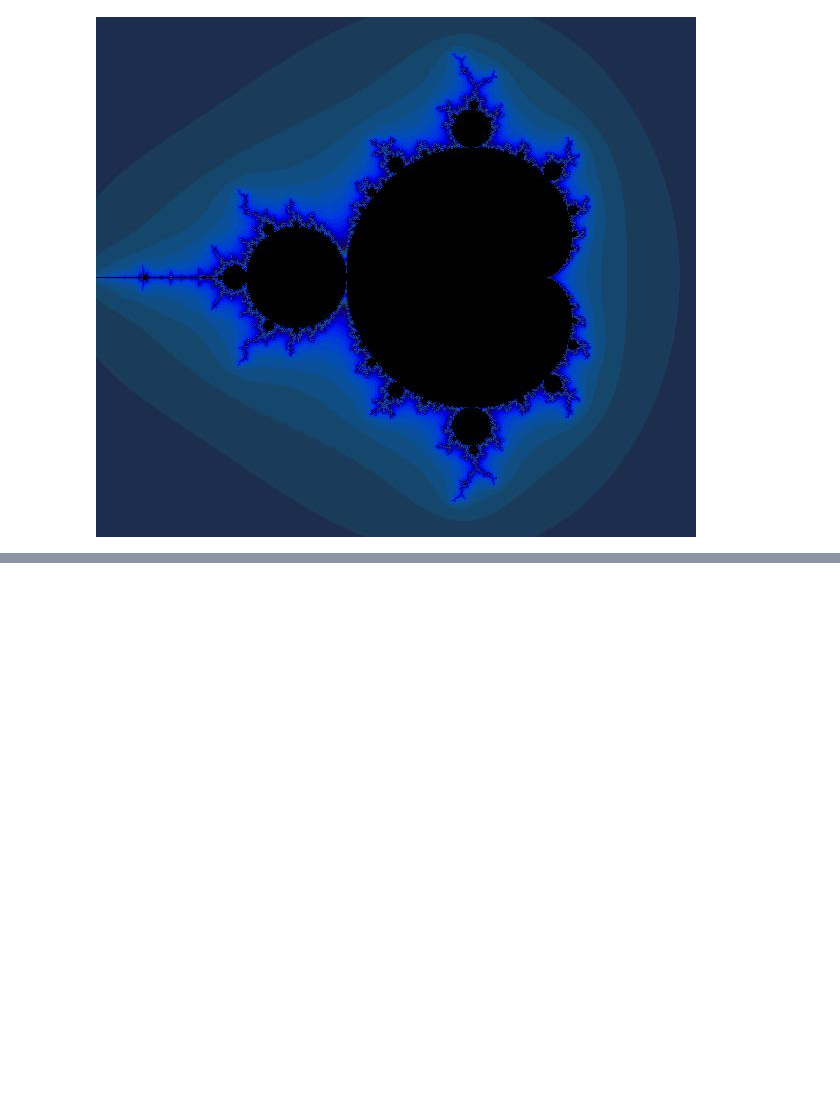
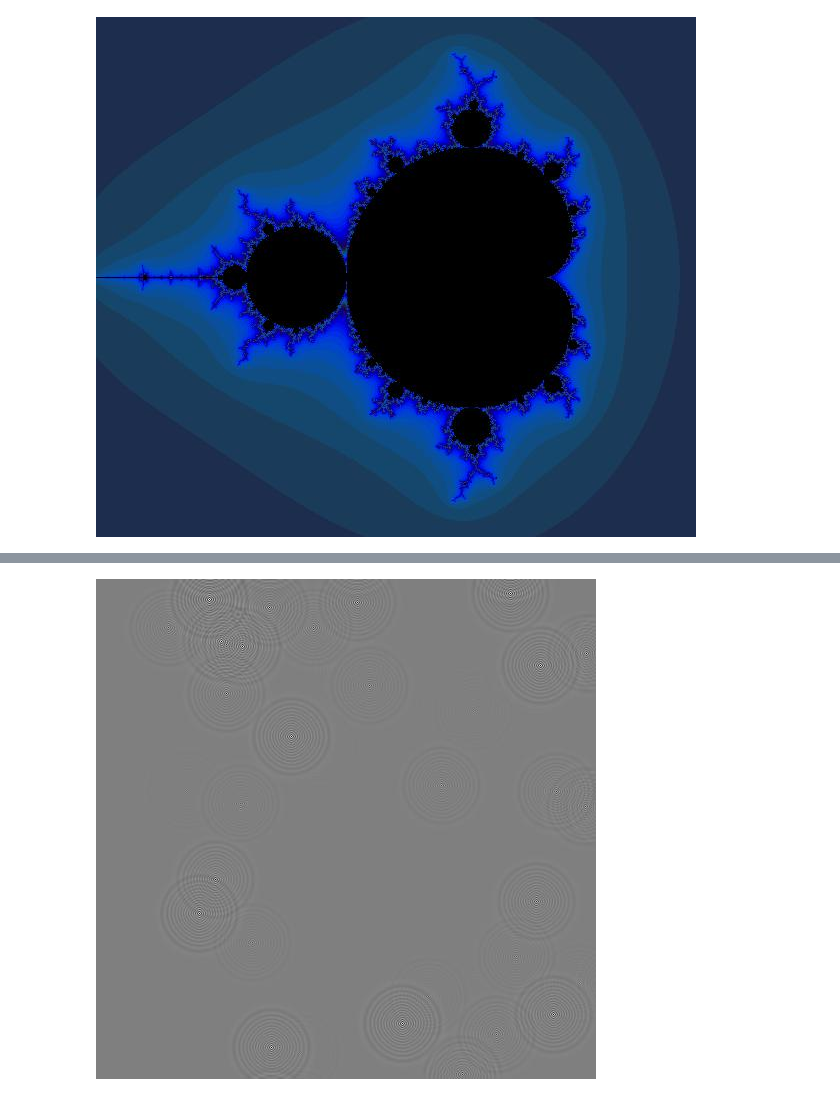
Before and after one commit to ningyunziying/tensorflow, a Jupyter notebook: notebook/notebook-midou.ipynb, the cells around one changed output, grey strips where cells are left out. Saved outputs shown, nothing was run; the diff lists cells and outputs as text; code cells hidden in the pictures; blank space fills up the shorter version.

```diff
--- a/notebook/notebook-midou.ipynb
+++ b/notebook/notebook-midou.ipynb
@@ -5,10 +5,10 @@ import tensorflow as tf
 import numpy as np
 import PIL.Image
 from io import BytesIO
-from IPython.display import Image, display
+from IPython.display import Image, clear_output, display
 
 
-def DisplayFractal(a, fmt='jpeg'):
+def DisplayFractal(a, fmt='jpeg', rng=[0,1]):
     """Display an array of iteration counts as a
        colorful picture of a fractal."""
     a_cyclic = (6.28 * a / 20.0).reshape(list(a.shape) + [1])
@@ -18,6 +18,7 @@ def DisplayFractal(a, fmt='jpeg'):
     a = np.uint8(np.clip(a, 0, 255))
     f = BytesIO()
     PIL.Image.fromarray(a).save(f, fmt)
+    clear_output(wait = True)
     display(Image(data=f.getvalue()))
 
 
@@ -50,11 +51,6 @@ step = tf.group(
 
 for i in range(200):
     step.run()
-DisplayFractal(ns.eval())
+    DisplayFractal(ns.eval())
 # %% [output]
 [figure]
-# %%
-a = 455;
-b = 455;
-for i in range(30):
-    print(a+b)
@@ -78,0 +59,78 @@ for i in range(30):
+# %%
+#Import libraries for simulation
+import tensorflow as tf
+import numpy as np
+
+#Imports for visualization
+import PIL.Image
+from io import BytesIO
+from IPython.display import clear_output, Image, display
+
+def DisplayArray(a, fmt='jpeg', rng=[0,1]):
+  """Display an array as a picture."""
+  a = (a - rng[0])/float(rng[1] - rng[0])*255
+  a = np.uint8(np.clip(a, 0, 255))
+  f = BytesIO()
+  PIL.Image.fromarray(a).save(f, fmt)
+  clear_output(wait = True)
+  display(Image(data=f.getvalue()))
+sess = tf.InteractiveSession()
+def make_kernel(a):
+  """Transform a 2D array into a convolution kernel"""
+  a = np.asarray(a)
+  a = a.reshape(list(a.shape) + [1,1])
+  return tf.constant(a, dtype=1)
+
+def simple_conv(x, k):
+  """A simplified 2D convolution operation"""
+  x = tf.expand_dims(tf.expand_dims(x, 0), -1)
+  y = tf.nn.depthwise_conv2d(x, k, [1, 1, 1, 1], padding='SAME')
+  return y[0, :, :, 0]
+
+def laplace(x):
+  """Compute the 2D laplacian of an array"""
+  laplace_k = make_kernel([[0.5, 1.0, 0.5],
+                           [1.0, -6., 1.0],
+                           [0.5, 1.0, 0.5]])
+  return simple_conv(x, laplace_k)
+N = 500
+# Initial Conditions -- some rain drops hit a pond
+
+# Set everything to zero
+u_init = np.zeros([N, N], dtype=np.float32)
+ut_init = np.zeros([N, N], dtype=np.float32)
+
+# Some rain drops hit a pond at random points
+for n in range(40):
+  a,b = np.random.randint(0, N, 2)
+  u_init[a,b] = np.random.uniform()
+
+DisplayArray(u_init, rng=[-0.1, 0.1])
+# Parameters:
+# eps -- time resolution
+# damping -- wave damping
+eps = tf.placeholder(tf.float32, shape=())
+damping = tf.placeholder(tf.float32, shape=())
+
+# Create variables for simulation state
+U  = tf.Variable(u_init)
+Ut = tf.Variable(ut_init)
+
+# Discretized PDE update rules
+U_ = U + eps * Ut
+Ut_ = Ut + eps * (laplace(U) - damping * Ut)
+
+# Operation to update the state
+step = tf.group(
+  U.assign(U_),
+  Ut.assign(Ut_))
+# Initialize state to initial conditions
+tf.global_variables_initializer().run()
+
+# Run 1000 steps of PDE
+for i in range(1000):
+  # Step simulation
+  step.run({eps: 0.03, damping: 0.04})
+  DisplayArray(U.eval(), rng=[-0.1, 0.1])
+# %% [output]
+[figure, added]
```
Also changed, not shown: parts of 2 cells of this notebook.
